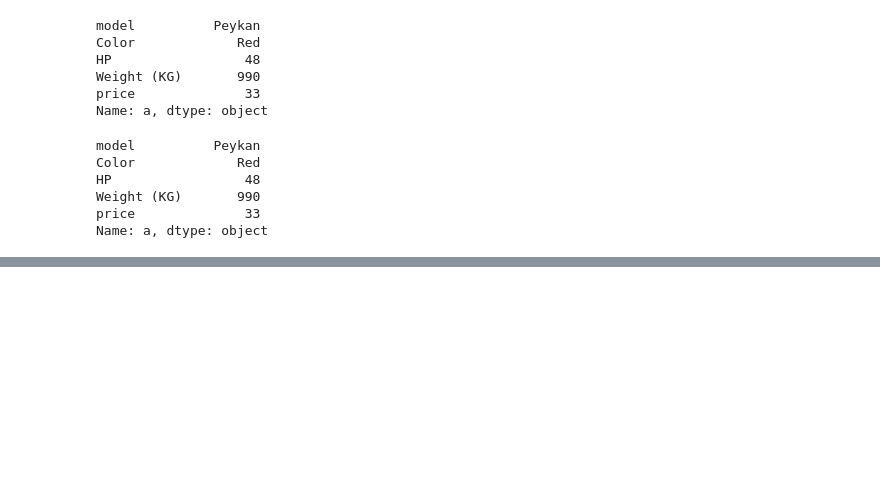
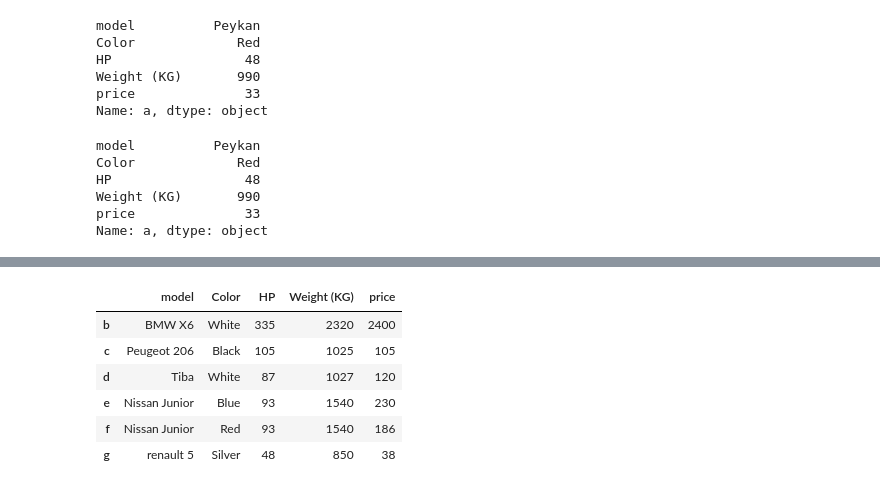
Before and after one commit to MortezaHagh/da-py, a Jupyter notebook: collageML/test.ipynb, the cells around one changed output, grey strips where cells are left out. Cells and saved outputs as stored; diff of their text form; code cells hidden in the pictures; blank space fills up the shorter version.

```diff
--- a/collageML/test.ipynb
+++ b/collageML/test.ipynb
@@ -217,3 +217,14 @@ HP                 48
 Weight (KG)       990
 price              33
 Name: a, dtype: object
+# %%
+df = pd.DataFrame([['Peykan', 'Red', 48, 990, 33],
+       ['BMW X6', 'White', 335, 2320, 2400],
+       ['Peugeot 206', 'Black', 105, 1025, 105],
+       ['Tiba', 'White', 87, 1027, 120],
+       ['Nissan Junior', 'Blue', 93, 1540, 230],
+       ['Nissan Junior', 'Red', 93, 1540, 186],
+       ['renault 5', 'Silver', 48, 850, 38]],
+       index = ['a','b','c','d','e','f','g'],
+       columns= ['model' , 'Color' , 'HP', 'Weight (KG)', 'price'])
+df
@@ -219,0 +249,10 @@ Name: a, dtype: object
+# %%
+df.tail(6)
+# %% [output]
+|  | model | Color | HP | Weight (KG) | price |
+| b | BMW X6 | White | 335 | 2320 | 2400 |
+| c | Peugeot 206 | Black | 105 | 1025 | 105 |
+| d | Tiba | White | 87 | 1027 | 120 |
+| e | Nissan Junior | Blue | 93 | 1540 | 230 |
+| f | Nissan Junior | Red | 93 | 1540 | 186 |
+| g | renault 5 | Silver | 48 | 850 | 38 |
```
Also changed, not shown: parts of 8 cells of this notebook, 9 other files.
